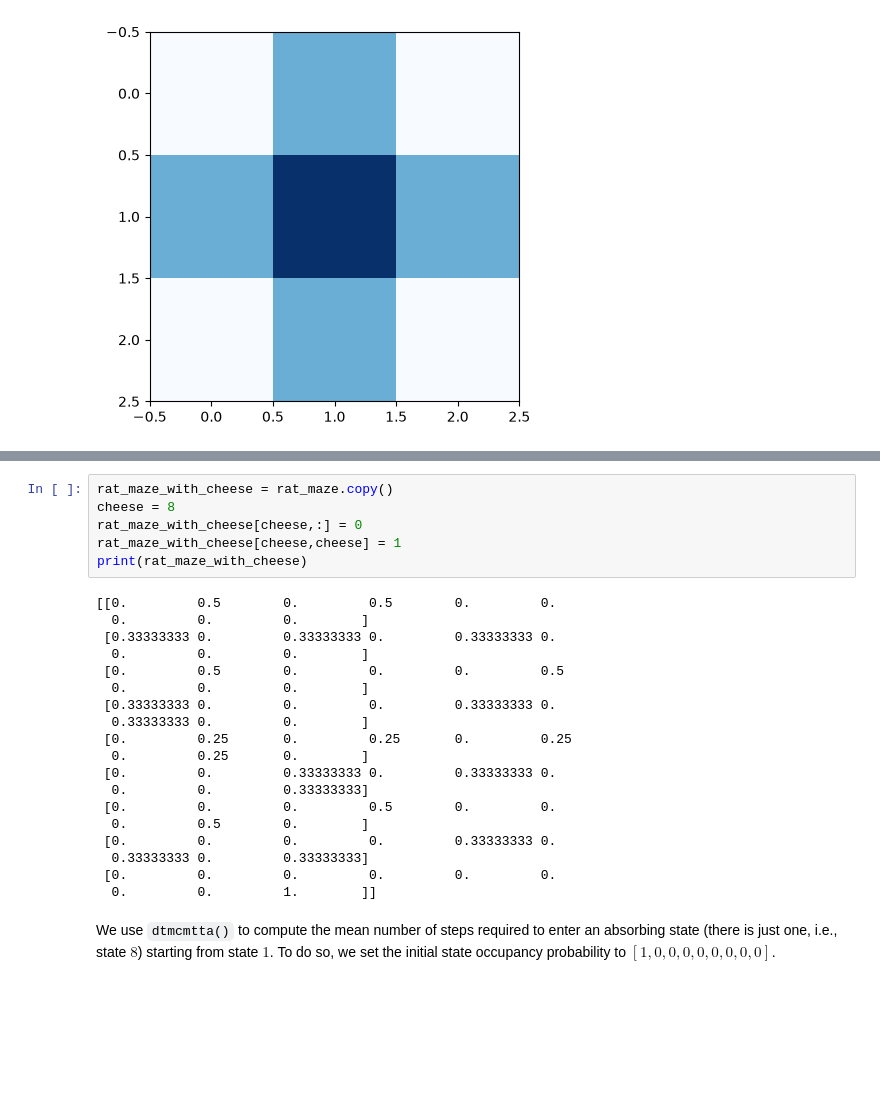
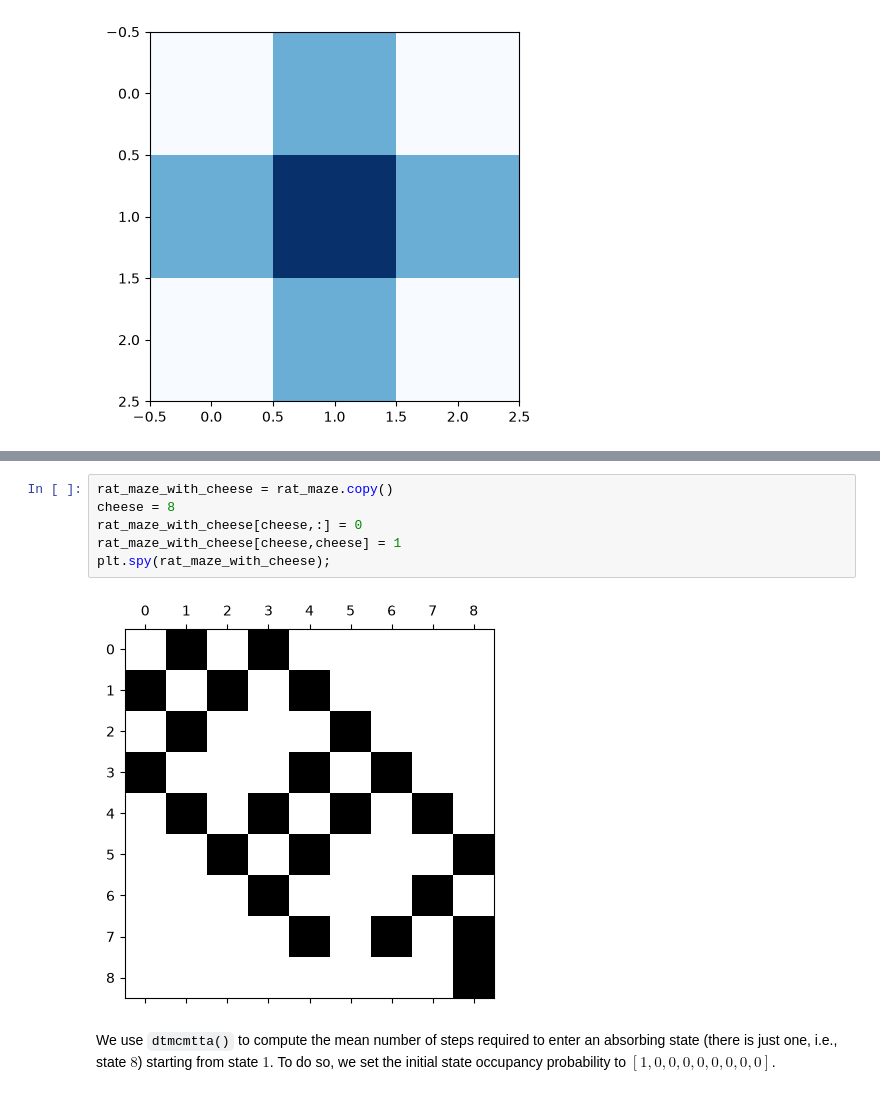
Before and after one commit to mmarzolla/cs-simulation, a Jupyter notebook: Markov-chains/markov-chains.ipynb, the cells around one changed output, grey strips where cells are left out. Cells and saved outputs as stored; diff of their text form; blank space fills up the shorter version.

```diff
--- a/Markov-chains/markov-chains.ipynb
+++ b/Markov-chains/markov-chains.ipynb
@@ -372,28 +379,11 @@ To solve the problem, we define a new stochastic matrix `rat_maze_with_cheese` t
 # %%
 rat_maze_with_cheese = rat_maze.copy()
 cheese = 8
 rat_maze_with_cheese[cheese,:] = 0
 rat_maze_with_cheese[cheese,cheese] = 1
-print(rat_maze_with_cheese)
+plt.spy(rat_maze_with_cheese);
 # %% [output]
-[[0.         0.5        0.         0.5        0.         0.
-  0.         0.         0.        ]
- [0.33333333 0.         0.33333333 0.         0.33333333 0.
-  0.         0.         0.        ]
- [0.         0.5        0.         0.         0.         0.5
-  0.         0.         0.        ]
- [0.33333333 0.         0.         0.         0.33333333 0.
-  0.33333333 0.         0.        ]
- [0.         0.25       0.         0.25       0.         0.25
-  0.         0.25       0.        ]
- [0.         0.         0.33333333 0.         0.33333333 0.
-  0.         0.         0.33333333]
- [0.         0.         0.         0.5        0.         0.
-  0.         0.5        0.        ]
- [0.         0.         0.         0.         0.33333333 0.
-  0.33333333 0.         0.33333333]
- [0.         0.         0.         0.         0.         0.
-  0.         0.         1.        ]]
+[figure, added]
 # %% [markdown]
 We use `dtmcmtta()` to compute the mean number of steps required to enter an absorbing state (there is just one, i.e., state $8$) starting from state $1$. To do so, we set the initial state occupancy probability to $[1, 0, 0, 0, 0, 0, 0, 0, 0]$.
 # %%
```
Also changed, not shown: parts of 18 cells of this notebook.
